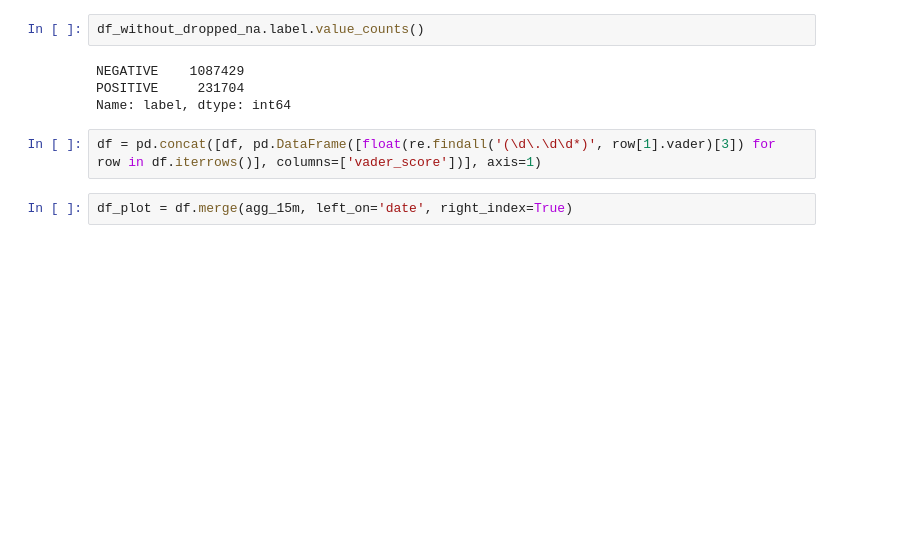
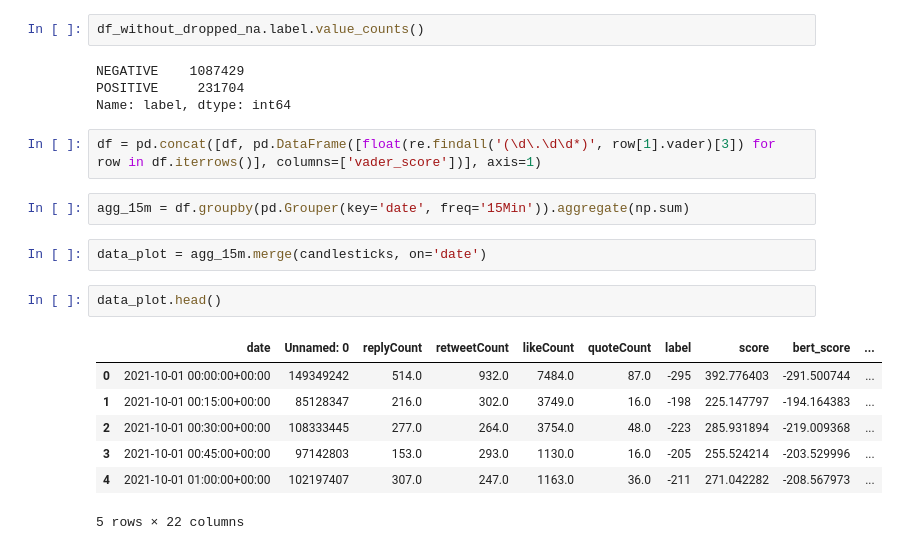
Before and after one commit to Miqk/bachelor-thesis, a Jupyter notebook: analyzer.ipynb, the cells around one changed output. Cells and saved outputs as stored; diff of their text form; blank space fills up the shorter version.

```diff
--- a/analyzer.ipynb
+++ b/analyzer.ipynb
@@ -33,6 +31,18 @@ POSITIVE     231704
 Name: label, dtype: int64
 # %%
 df = pd.concat([df, pd.DataFrame([float(re.findall('(\d\.\d\d*)', row[1].vader)[3]) for row in df.iterrows()], columns=['vader_score'])], axis=1)
-# %%
-df_plot = df.merge(agg_15m, left_on='date', right_index=True)
+# %%
+agg_15m = df.groupby(pd.Grouper(key='date', freq='15Min')).aggregate(np.sum)
+# %%
+data_plot = agg_15m.merge(candlesticks, on='date')
+# %%
+data_plot.head()
+# %% [output]
+|  | date | Unnamed: 0 | replyCount | retweetCount | likeCount | quoteCount | label | score | bert_score | ... |
+| 0 | 2021-10-01 00:00:00+00:00 | 149349242 | 514.0 | 932.0 | 7484.0 | 87.0 | -295 | 392.776403 | -291.500744 | ... |
+| 1 | 2021-10-01 00:15:00+00:00 | 85128347 | 216.0 | 302.0 | 3749.0 | 16.0 | -198 | 225.147797 | -194.164383 | ... |
+| 2 | 2021-10-01 00:30:00+00:00 | 108333445 | 277.0 | 264.0 | 3754.0 | 48.0 | -223 | 285.931894 | -219.009368 | ... |
+| 3 | 2021-10-01 00:45:00+00:00 | 97142803 | 153.0 | 293.0 | 1130.0 | 16.0 | -205 | 255.524214 | -203.529996 | ... |
+| 4 | 2021-10-01 01:00:00+00:00 | 102197407 | 307.0 | 247.0 | 1163.0 | 36.0 | -211 | 271.042282 | -208.567973 | ... |
+5 rows × 22 columns
 # %%
```
Also changed, not shown: parts of 6 cells of this notebook, 1 other file.
